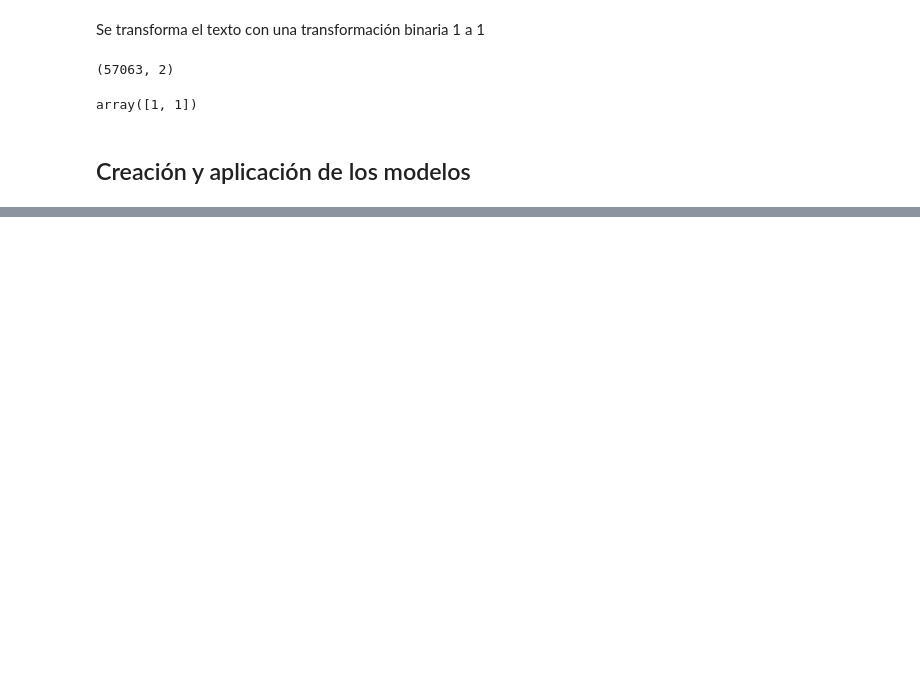
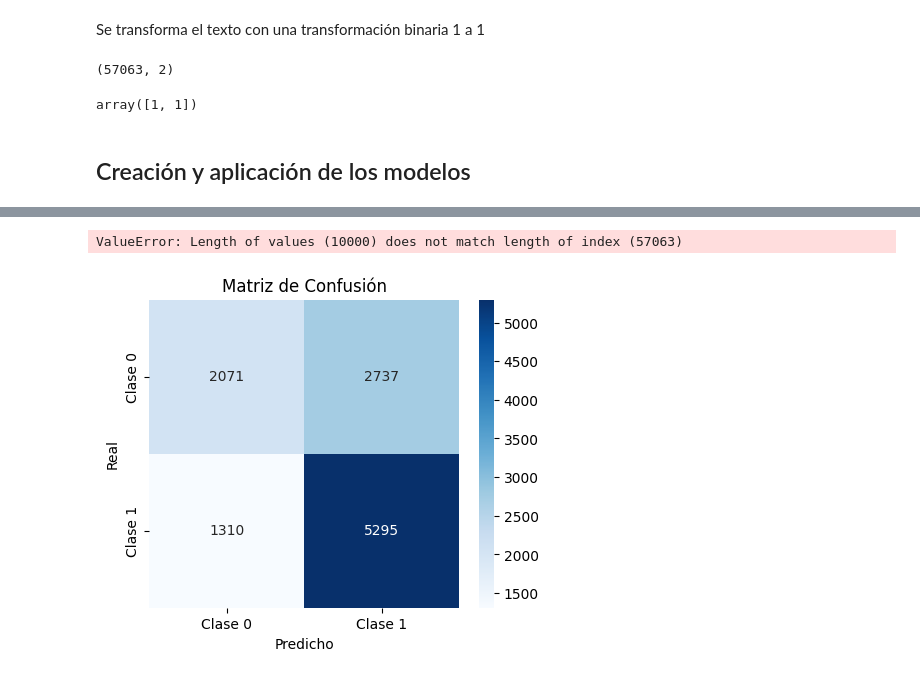
Before and after one commit to Jdpf28/Proyecto1, a Jupyter notebook: proyecto1.ipynb, the cells around one changed output, grey strips where cells are left out. Saved outputs shown, nothing was run; the diff lists cells and outputs as text; code cells hidden in the pictures; blank space fills up the shorter version.

```diff
--- a/proyecto1.ipynb
+++ b/proyecto1.ipynb
@@ -529,0 +834,59 @@ print(f"F1-Score: {f1:.2f}")
+# %%
+import numpy as np
+import xgboost as xgb
+from sklearn.model_selection import RandomizedSearchCV, cross_val_score, StratifiedKFold
+from sklearn.datasets import make_classification
+
+X, y = make_classification(n_samples=10000, n_features=20, random_state=42)
+
+xgb_model = xgb.XGBClassifier(use_label_encoder=False, eval_metric="logloss")
+
+param_dist = {
+    'n_estimators': np.arange(50, 500, 50),
+    'max_depth': np.arange(3, 15),
+    'learning_rate': np.linspace(0.01, 0.3, 20),
+    'subsample': np.linspace(0.5, 1.0, 20),
+    'colsample_bytree': np.linspace(0.5, 1.0, 20),
+    'gamma': np.linspace(0, 1.0, 10),
+}
+
+random_search = RandomizedSearchCV(
+    estimator=xgb_model,
+    param_distributions=param_dist,
+    n_iter=50,
+    scoring='f1_macro',
+    cv=10,
+    verbose=1,
+    n_jobs=-1,
+    random_state=42
+)
+
+random_search.fit(X, y)
+
+best_model = random_search.best_estimator_
+print("Mejores hiperparámetros:", random_search.best_params_)
+
+cv = StratifiedKFold(n_splits=10, shuffle=True, random_state=42)
+cv_scores = cross_val_score(best_model, X, y, cv=cv, scoring='f1_macro')
+
+print("F1-score medio en validación cruzada:", np.mean(cv_scores))
+print("Desviación estándar en validación cruzada:", np.std(cv_scores))
+# %% [output]
+ValueError: Length of values (10000) does not match length of index (57063)
+# %%
+import seaborn as sns
+import matplotlib.pyplot as plt
+from sklearn.metrics import confusion_matrix
+
+# Obtener matriz de confusión
+cm = confusion_matrix(y_test, y_pred)
+
+# Graficar
+plt.figure(figsize=(5, 4))
+sns.heatmap(cm, annot=True, fmt="d", cmap="Blues", xticklabels=["Clase 0", "Clase 1"], yticklabels=["Clase 0", "Clase 1"])
+plt.xlabel("Predicho")
+plt.ylabel("Real")
+plt.title("Matriz de Confusión")
+plt.show()
+# %% [output]
+[figure, added]
```
Also changed, not shown: parts of 26 cells of this notebook.
